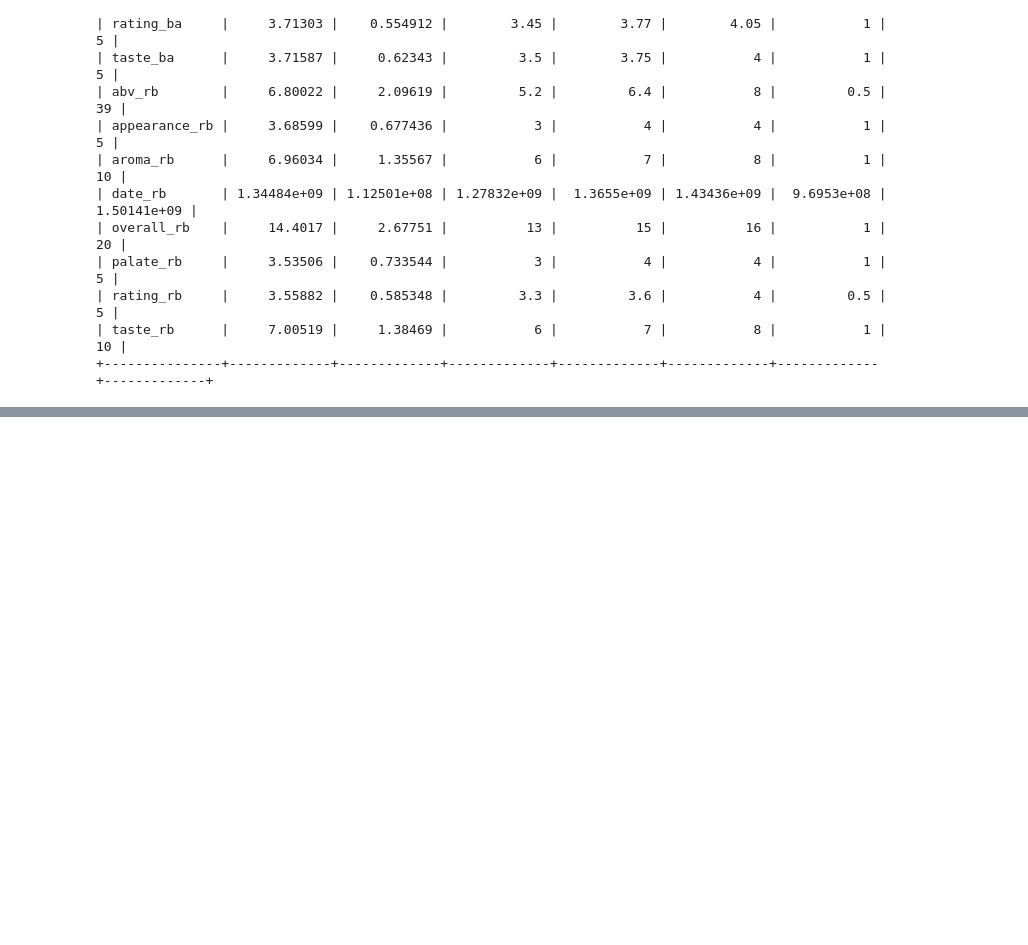
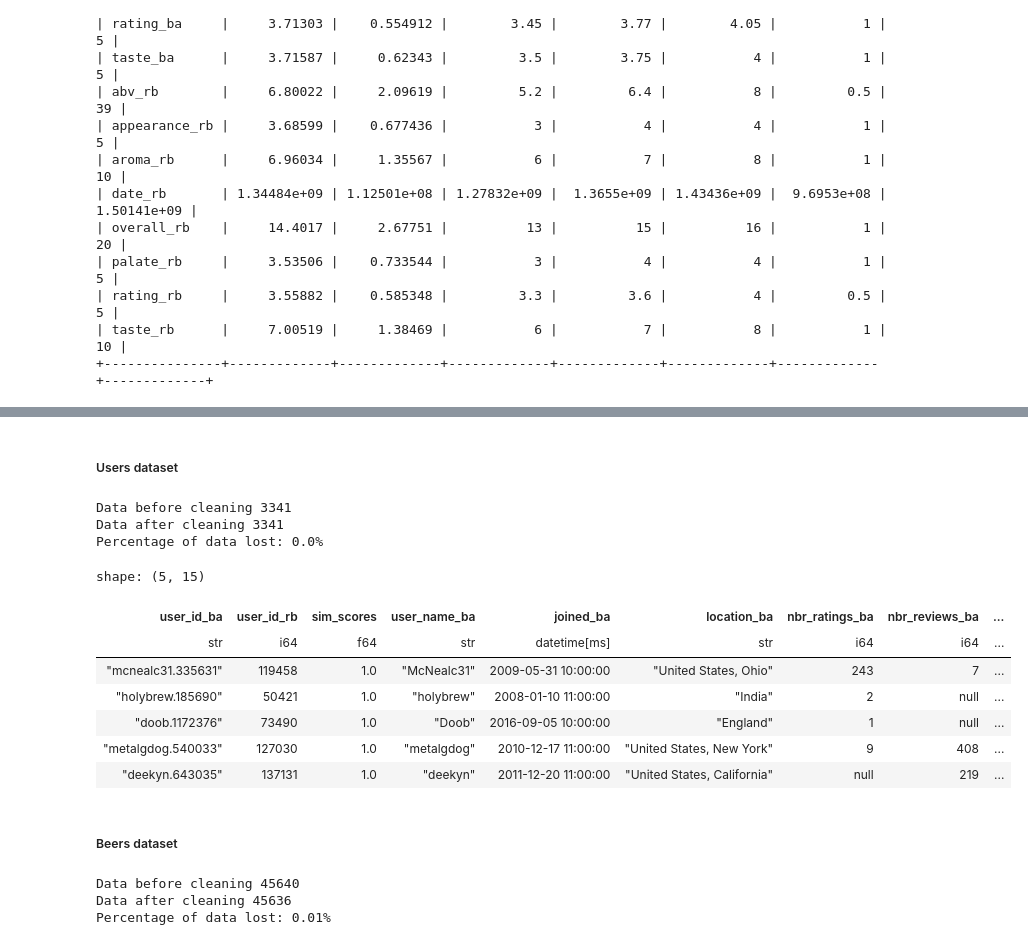
Before and after one commit to epfl-ada/ada-2024-project-sadamasochists, a Jupyter notebook: src/data/Cleaning/MatchedBeer.ipynb, the cells around one changed output, grey strips where cells are left out. Cells and saved outputs as stored; diff of their text form; code cells hidden in the pictures; blank space fills up the shorter version.

```diff
--- a/src/data/Cleaning/MatchedBeer.ipynb
+++ b/src/data/Cleaning/MatchedBeer.ipynb
@@ -403,0 +407,63 @@ Here we see:
+# %% [markdown]
+##### Users dataset
+# %%
+df_filtered_users = df_users.select(["user_id_ba", "user_id_rb", "sim_scores"])
+print("Data before cleaning", df_filtered_users.shape[0])
+
+# BeerAdvocate
+df_users_ba = pl.read_parquet(BEERADVOCATE_PATH + "/users.pq")
+df_users_ba = df_users_ba.rename({col: f"{col}_ba" for col in df_users_ba.columns})
+df_filtered_users = df_filtered_users.join(df_users_ba, on="user_id_ba", how="inner")
+del df_users_ba
+
+# RateBeer
+df_users_rb = pl.read_parquet(RATEBEER_PATH + "/users.pq")
+df_users_rb = df_users_rb.rename({col: f"{col}_rb" for col in df_users_rb.columns})
+df_filtered_users = df_filtered_users.join(df_users_rb, on="user_id_rb", how="inner")
+del df_users_rb
+
+print("Data after cleaning", df_filtered_users.shape[0])
+print(f"Percentage of data lost: {100 - (df_filtered_users.shape[0] / df_users.shape[0] * 100)}%")
+
+# Save the data
+df_filtered_users.write_parquet(DST_DATA_PATH + "/users.pq")
+# %% [output]
+Data before cleaning 3341
+Data after cleaning 3341
+Percentage of data lost: 0.0%
+# %%
+df_filtered_users.sample(5)
+# %% [output]
+shape: (5, 15)
+| user_id_ba | user_id_rb | sim_scores | user_name_ba | joined_ba | location_ba | nbr_ratings_ba | nbr_reviews_ba | ... |
+| str | i64 | f64 | str | datetime[ms] | str | i64 | i64 | ... |
+| "mcnealc31.335631" | 119458 | 1.0 | "McNealc31" | 2009-05-31 10:00:00 | "United States, Ohio" | 243 | 7 | ... |
+| "holybrew.185690" | 50421 | 1.0 | "holybrew" | 2008-01-10 11:00:00 | "India" | 2 | null | ... |
+| "doob.1172376" | 73490 | 1.0 | "Doob" | 2016-09-05 10:00:00 | "England" | 1 | null | ... |
+| "metalgdog.540033" | 127030 | 1.0 | "metalgdog" | 2010-12-17 11:00:00 | "United States, New York" | 9 | 408 | ... |
+| "deekyn.643035" | 137131 | 1.0 | "deekyn" | 2011-12-20 11:00:00 | "United States, California" | null | 219 | ... |
+# %% [markdown]
+##### Beers dataset
+# %%
+df_filtered_beers = df_beers.select(["beer_id_ba", "beer_id_rb", "diff_scores", "sim_scores"])
+print("Data before cleaning", df_filtered_beers.shape[0])
+
+# BeerAdvocate
+df_beers_ba = pl.read_parquet(BEERADVOCATE_PATH + "/beers.pq")
+df_beers_ba = df_beers_ba.rename({col: f"{col}_ba" for col in df_beers_ba.columns})
+df_filtered_beers = df_filtered_beers.join(df_beers_ba, on="beer_id_ba", how="inner")
+
+# RateBeer
+df_beers_rb = pl.read_parquet(RATEBEER_PATH + "/beers.pq")
+df_beers_rb = df_beers_rb.rename({col: f"{col}_rb" for col in df_beers_rb.columns})
+df_filtered_beers = df_filtered_beers.join(df_beers_rb, on="beer_id_rb", how="inner")
+
+print("Data after cleaning", df_filtered_beers.shape[0])
+print(f"Percentage of data lost: {(1 - df_filtered_beers.shape[0] / df_beers.shape[0]) * 100:.2f}%")
+
+# Save the data
+df_filtered_beers.write_parquet(DST_DATA_PATH + "/beers.pq")
+# %% [output]
+Data before cleaning 45640
+Data after cleaning 45636
+Percentage of data lost: 0.01%
```
Also changed, not shown: parts of 22 cells of this notebook, 2 other files.
